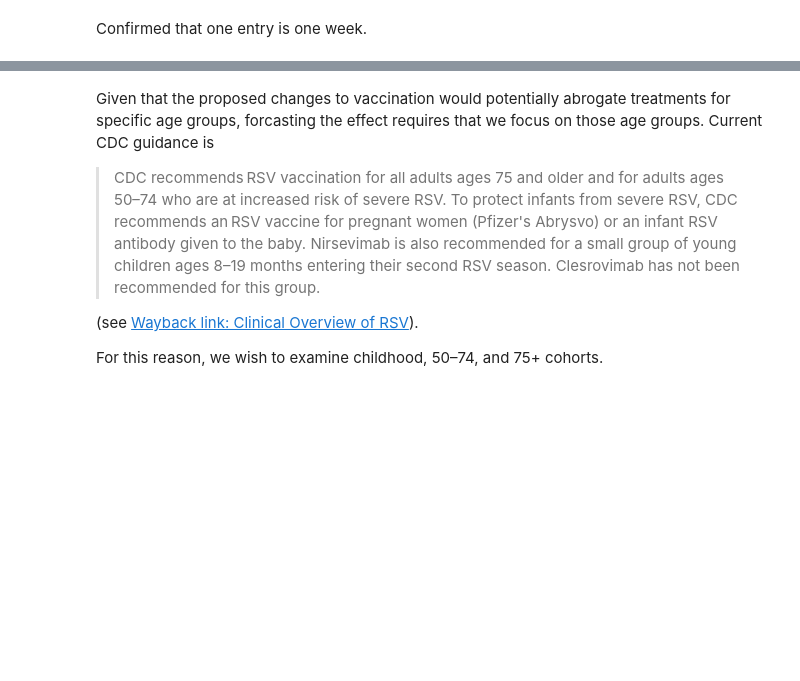
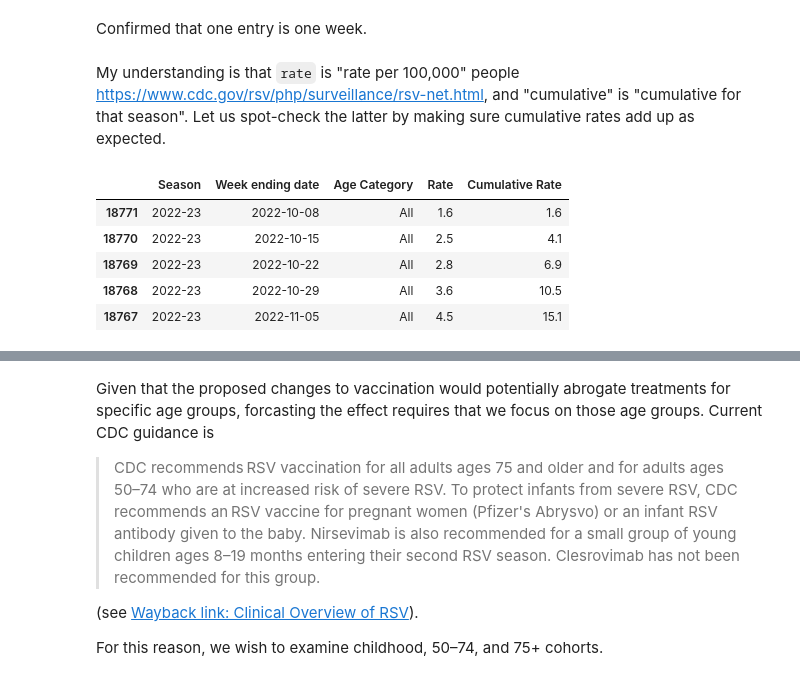
Before and after one commit to saarantras/rsv, a Jupyter notebook: analysis.ipynb, the cells around one changed output, grey strips where cells are left out. Drawn from its saved outputs; the diff is of its cells as text; code cells hidden in the pictures; blank space fills up the shorter version.

```diff
--- a/analysis.ipynb
+++ b/analysis.ipynb
@@ -57,3 +61,19 @@ len(relevant[relevant["Season"]=="2022-23"]["Week ending date"].unique())
 52
 # %% [markdown]
 Confirmed that one entry is one week.
+# %% [markdown]
+My understanding is that `rate` is "rate per 100,000" people https://www.cdc.gov/rsv/php/surveillance/rsv-net.html, and "cumulative" is "cumulative for that season". Let us spot-check the latter by making sure cumulative rates add up as expected.
+# %%
+test=relevant[(relevant["Season"]=="2022-23") & (relevant["Age Category"]=="All")]
+
+test = test.sort_values(["Week ending date"])
+
+assert len(test)==52 #making sure this is one entry per week for one season
+test.head()
+# %% [output]
+|  | Season | Week ending date | Age Category | Rate | Cumulative Rate |
+| 18771 | 2022-23 | 2022-10-08 | All | 1.6 | 1.6 |
+| 18770 | 2022-23 | 2022-10-15 | All | 2.5 | 4.1 |
+| 18769 | 2022-23 | 2022-10-22 | All | 2.8 | 6.9 |
+| 18768 | 2022-23 | 2022-10-29 | All | 3.6 | 10.5 |
+| 18767 | 2022-23 | 2022-11-05 | All | 4.5 | 15.1 |
```
Also changed, not shown: parts of 12 cells of this notebook.
